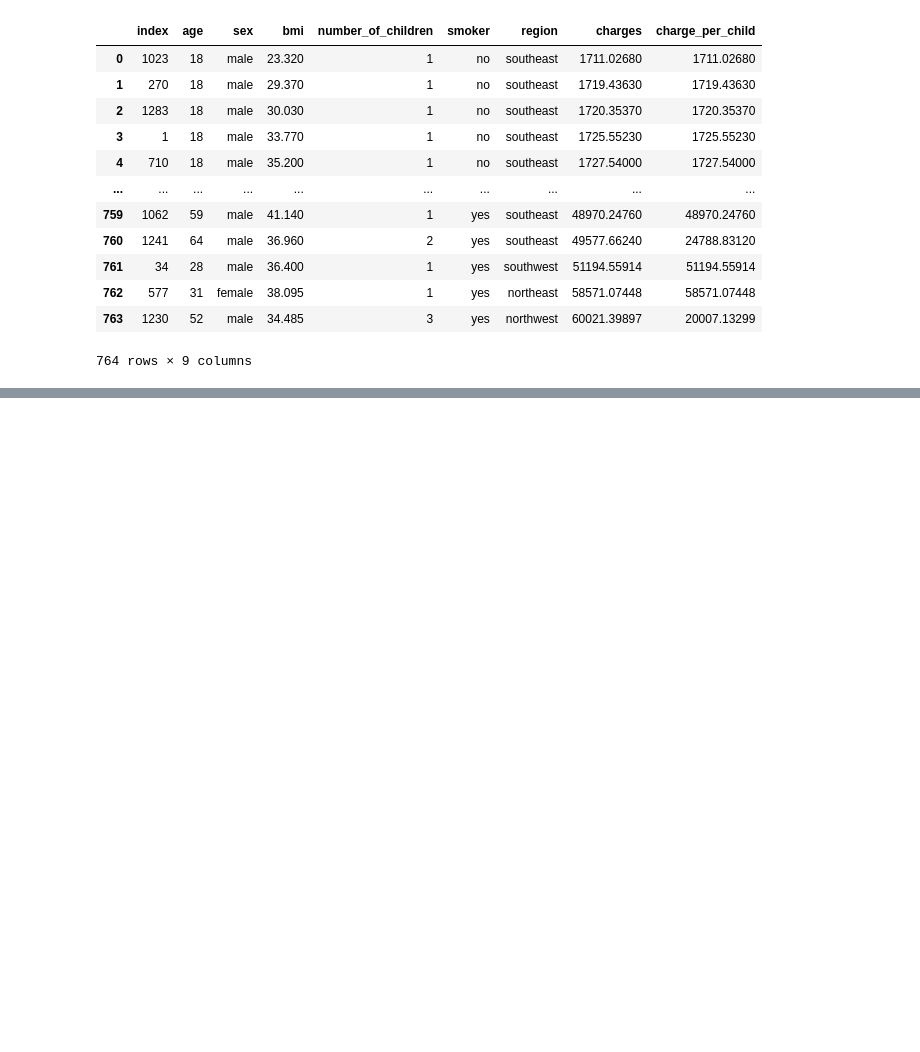
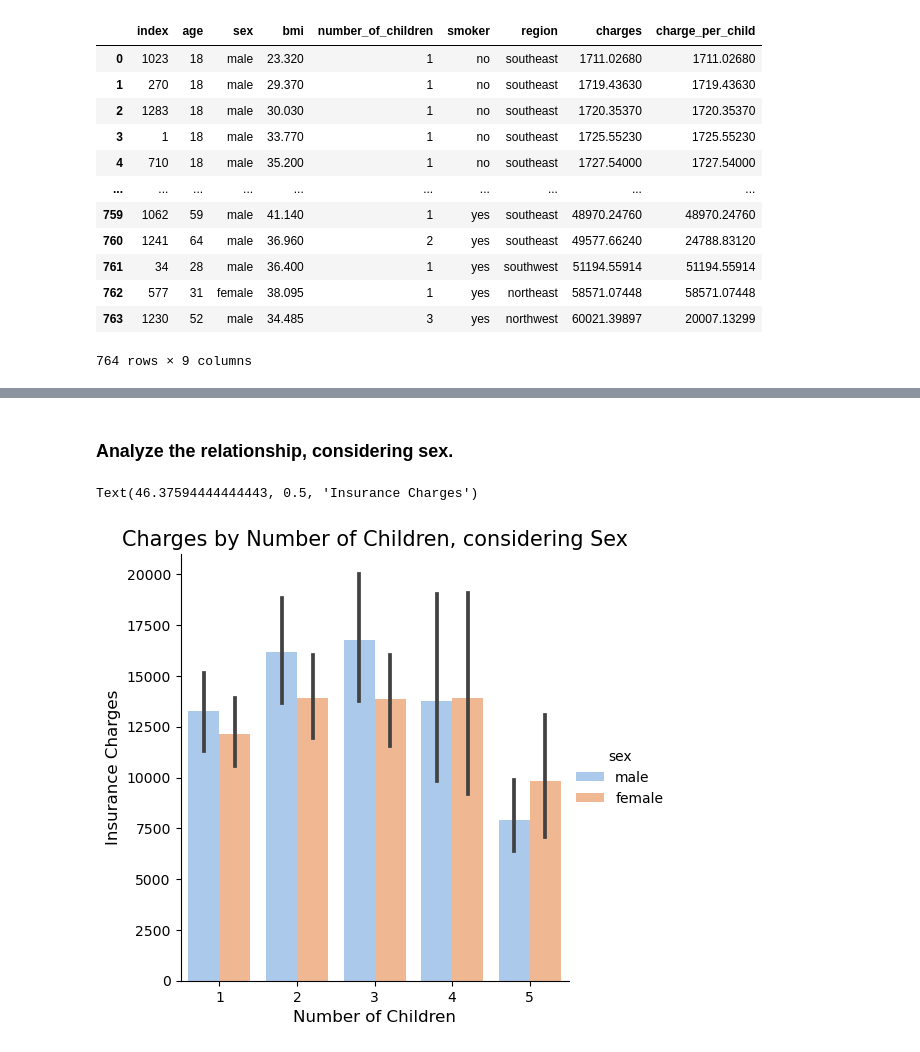
Before and after one commit to ubco-W2022T2-data301/project-group-group25, a Jupyter notebook: analysis/analysis3.ipynb, the cells around one changed output, grey strips where cells are left out. Drawn from its saved outputs; the diff is of its cells as text; code cells hidden in the pictures; blank space fills up the shorter version.

```diff
--- a/analysis/analysis3.ipynb
+++ b/analysis/analysis3.ipynb
@@ -274,0 +342,10 @@ else:
+# %% [markdown]
+### Analyze the relationship, considering sex.
+# %%
+boxplot=sns.catplot(data=analysis_df,x='number_of_children',y='charges',hue='sex',kind='bar')
+plt.title('Charges by Number of Children, considering Sex',fontsize=15)
+plt.xlabel('Number of Children',fontsize=12)
+plt.ylabel('Insurance Charges',fontsize=12)
+# %% [output]
+Text(46.37594444444443, 0.5, 'Insurance Charges')
+[figure, added]
```
Also changed, not shown: parts of 28 cells of this notebook, 2 other files.
